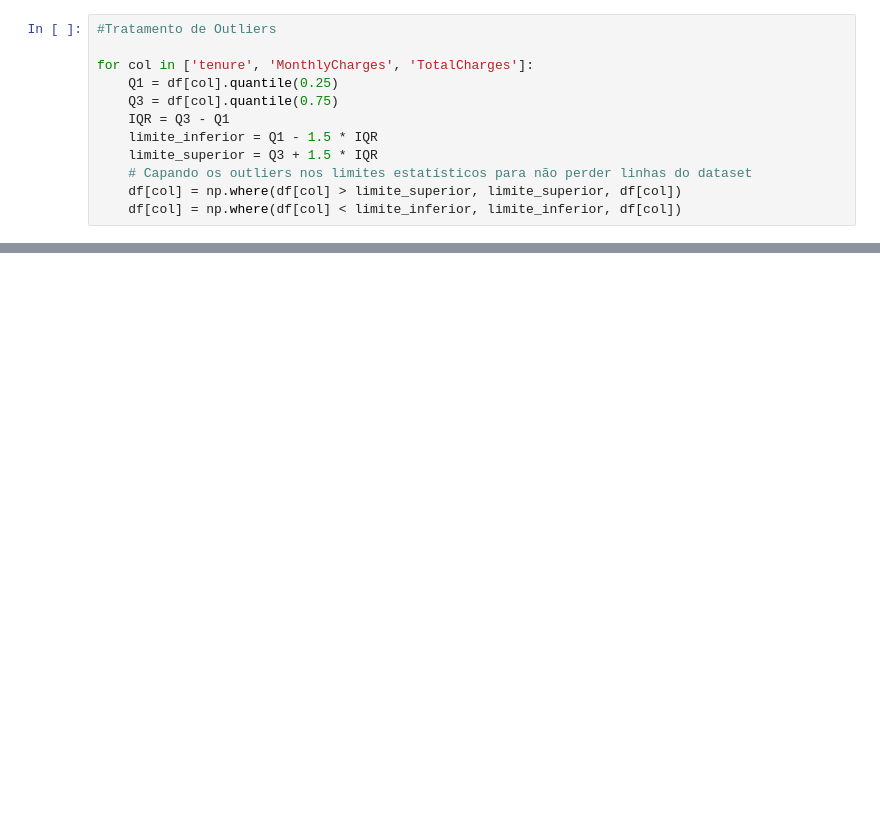
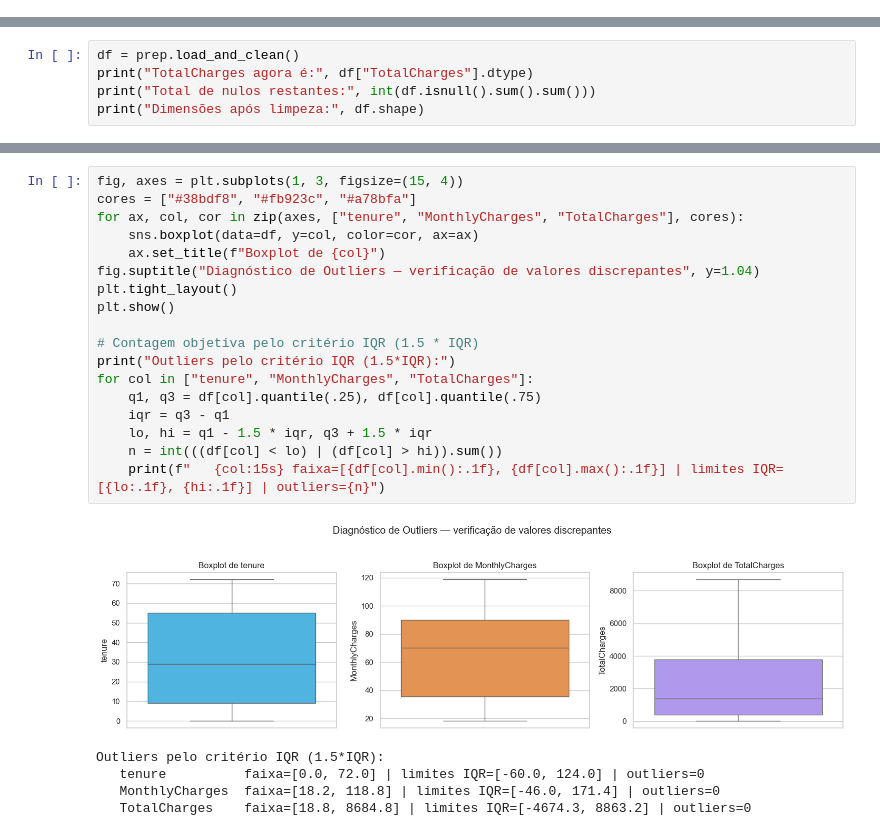
Before and after one commit to fernandofonsecadev/projetoAnaliseExploratoriaEProbabilistica, a Jupyter notebook: notebook/analise_e_modelagem.ipynb, the cells around one changed output, grey strips where cells are left out. Saved outputs shown, nothing was run; the diff lists cells and outputs as text; blank space fills up the shorter version.

```diff
--- a/notebook/analise_e_modelagem.ipynb
+++ b/notebook/analise_e_modelagem.ipynb
@@ -105,12 +0,0 @@ Diagnóstico de outliers
-# %%
-#Tratamento de Outliers
-
-for col in ['tenure', 'MonthlyCharges', 'TotalCharges']:
-    Q1 = df[col].quantile(0.25)
-    Q3 = df[col].quantile(0.75)
-    IQR = Q3 - Q1
-    limite_inferior = Q1 - 1.5 * IQR
-    limite_superior = Q3 + 1.5 * IQR
-    # Capando os outliers nos limites estatísticos para não perder linhas do dataset
-    df[col] = np.where(df[col] > limite_superior, limite_superior, df[col])
-    df[col] = np.where(df[col] < limite_inferior, limite_inferior, df[col])
@@ -270,0 +97,5 @@ joblib.dump(y_test, 'modelos/y_test.pkl')
+# %%
+df = prep.load_and_clean()
+print("TotalCharges agora é:", df["TotalCharges"].dtype)
+print("Total de nulos restantes:", int(df.isnull().sum().sum()))
+print("Dimensões após limpeza:", df.shape)
@@ -270,0 +120,24 @@ joblib.dump(y_test, 'modelos/y_test.pkl')
+# %%
+fig, axes = plt.subplots(1, 3, figsize=(15, 4))
+cores = ["#38bdf8", "#fb923c", "#a78bfa"]
+for ax, col, cor in zip(axes, ["tenure", "MonthlyCharges", "TotalCharges"], cores):
+    sns.boxplot(data=df, y=col, color=cor, ax=ax)
+    ax.set_title(f"Boxplot de {col}")
+fig.suptitle("Diagnóstico de Outliers — verificação de valores discrepantes", y=1.04)
+plt.tight_layout()
+plt.show()
+
+# Contagem objetiva pelo critério IQR (1.5 * IQR)
+print("Outliers pelo critério IQR (1.5*IQR):")
+for col in ["tenure", "MonthlyCharges", "TotalCharges"]:
+    q1, q3 = df[col].quantile(.25), df[col].quantile(.75)
+    iqr = q3 - q1
+    lo, hi = q1 - 1.5 * iqr, q3 + 1.5 * iqr
+    n = int(((df[col] < lo) | (df[col] > hi)).sum())
+    print(f"   {col:15s} faixa=[{df[col].min():.1f}, {df[col].max():.1f}] | limites IQR=[{lo:.1f}, {hi:.1f}] | outliers={n}")
+# %% [output]
+[figure, added]
+Outliers pelo critério IQR (1.5*IQR):
+   tenure          faixa=[0.0, 72.0] | limites IQR=[-60.0, 124.0] | outliers=0
+   MonthlyCharges  faixa=[18.2, 118.8] | limites IQR=[-46.0, 171.4] | outliers=0
+   TotalCharges    faixa=[18.8, 8684.8] | limites IQR=[-4674.3, 8863.2] | outliers=0
```
Also changed, not shown: parts of 64 cells of this notebook, 20 other files.
